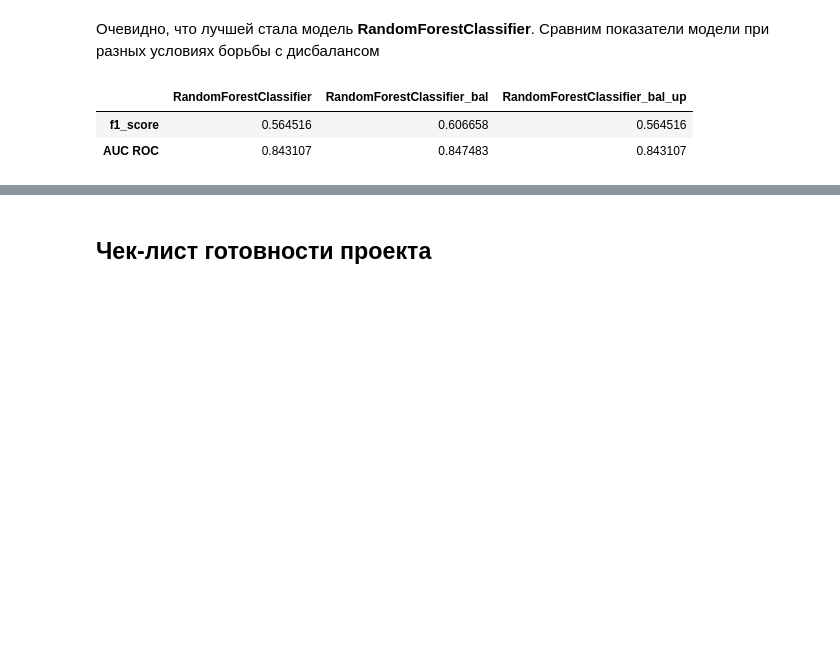
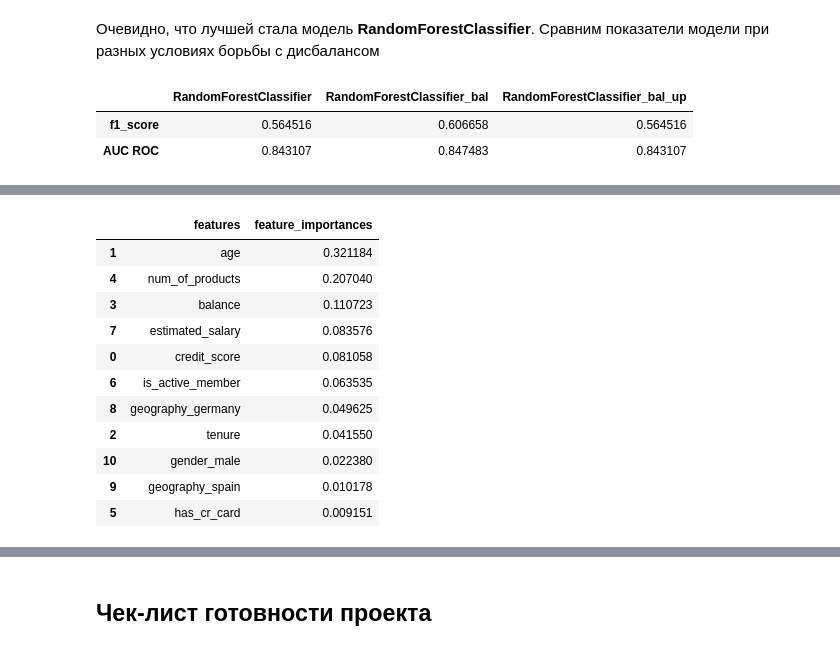
Before and after one commit to dmch1612/bank-customer-churn-modeling, a Jupyter notebook: bank-customer-churn-modeling.ipynb, the cells around one changed output, grey strips where cells are left out. Drawn from its saved outputs; the diff is of its cells as text; code cells hidden in the pictures; blank space fills up the shorter version.

```diff
--- a/bank-customer-churn-modeling.ipynb
+++ b/bank-customer-churn-modeling.ipynb
@@ -808,0 +851,19 @@ result3_df
+# %%
+feature_importances =  best_clf_rfc_bal.feature_importances_
+feature_importances_df = pd.DataFrame({'features': list(X_train),
+                                     'feature_importances': feature_importances })
+# %%
+feature_importances_df.sort_values('feature_importances', ascending = False)
+# %% [output]
+|  | features | feature_importances |
+| 1 | age | 0.321184 |
+| 4 | num_of_products | 0.207040 |
+| 3 | balance | 0.110723 |
+| 7 | estimated_salary | 0.083576 |
+| 0 | credit_score | 0.081058 |
+| 6 | is_active_member | 0.063535 |
+| 8 | geography_germany | 0.049625 |
+| 2 | tenure | 0.041550 |
+| 10 | gender_male | 0.022380 |
+| 9 | geography_spain | 0.010178 |
+| 5 | has_cr_card | 0.009151 |
```
Also changed, not shown: parts of 21 cells of this notebook, 1 other file.
